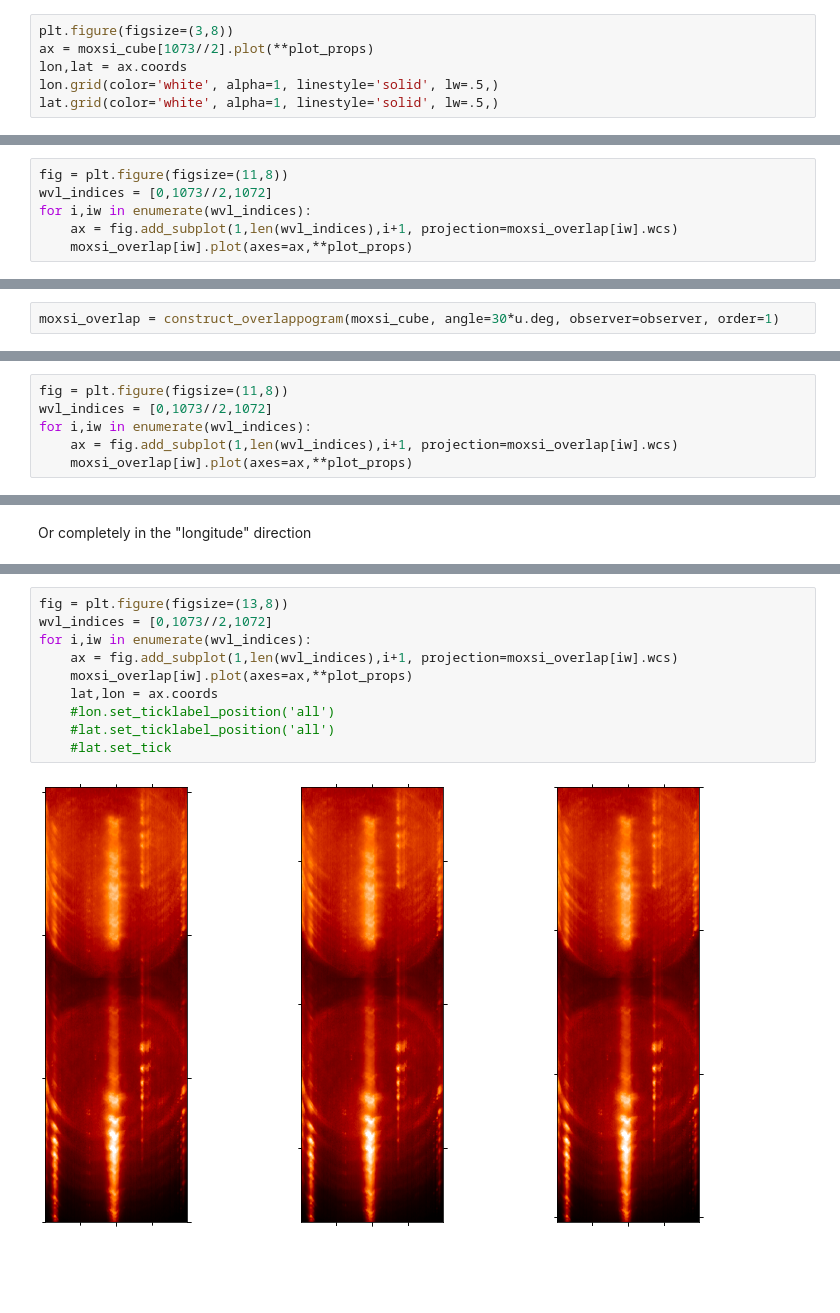
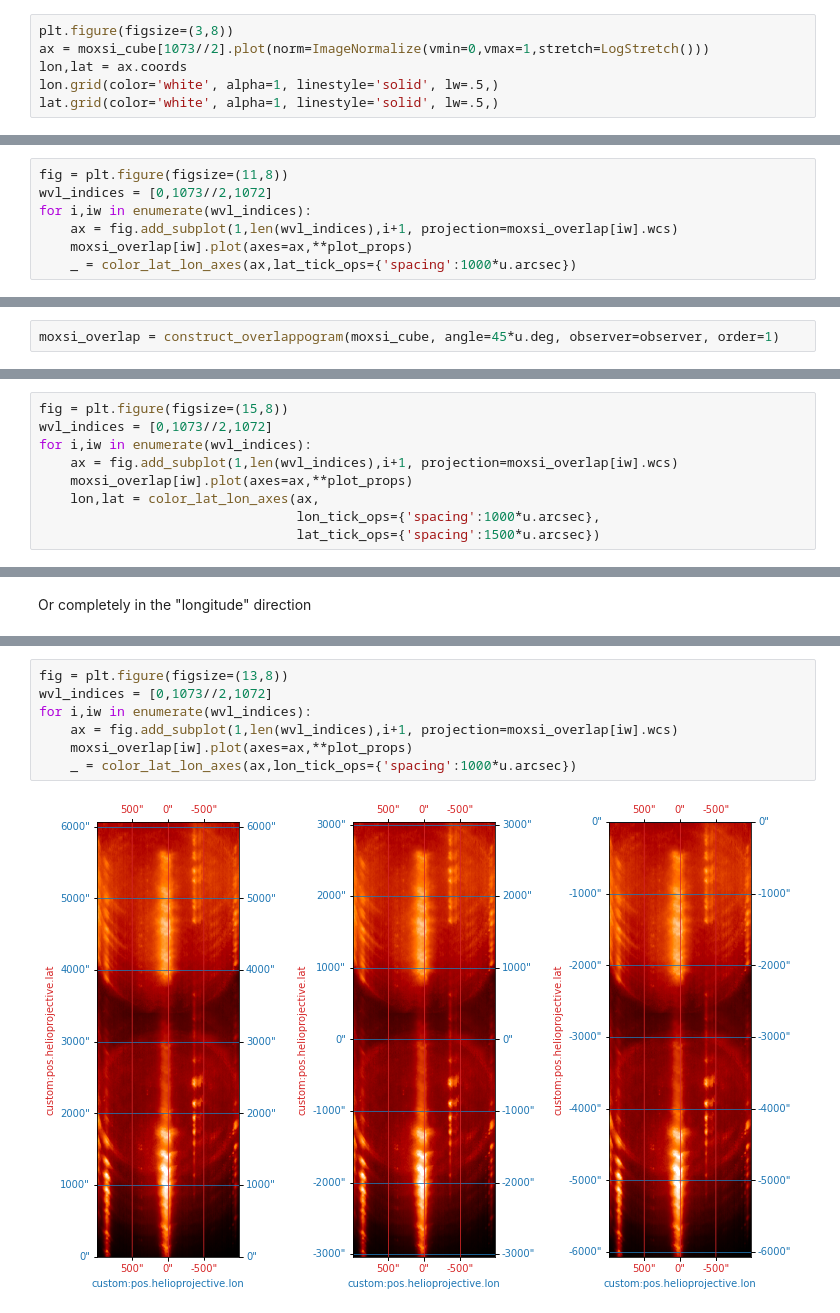
Before and after one commit to wtbarnes/moxsi-science-planning, a Jupyter notebook: notebooks/overlappogram-wcs-demo.ipynb, the cells around one changed output, grey strips where cells are left out. Drawn from its saved outputs; the diff is of its cells as text; blank space fills up the shorter version.

```diff
--- a/notebooks/overlappogram-wcs-demo.ipynb
+++ b/notebooks/overlappogram-wcs-demo.ipynb
@@ -40,7 +61,7 @@ savdata = readsav('../data/forDan_MOXSI_DATA_09112020_0440_feldman.sav')
 moxsi_cube = make_moxsi_ndcube(savdata['moxsi1_img'],savdata['cubixss_wave']*u.angstrom)
 # %%
 plt.figure(figsize=(3,8))
-ax = moxsi_cube[1073//2].plot(**plot_props)
+ax = moxsi_cube[1073//2].plot(norm=ImageNormalize(vmin=0,vmax=1,stretch=LogStretch()))
 lon,lat = ax.coords
 lon.grid(color='white', alpha=1, linestyle='solid', lw=.5,)
 lat.grid(color='white', alpha=1, linestyle='solid', lw=.5,)
@@ -67,4 +88,5 @@ wvl_indices = [0,1073//2,1072]
 for i,iw in enumerate(wvl_indices):
     ax = fig.add_subplot(1,len(wvl_indices),i+1, projection=moxsi_overlap[iw].wcs)
     moxsi_overlap[iw].plot(axes=ax,**plot_props)
+    _ = color_lat_lon_axes(ax,lat_tick_ops={'spacing':1000*u.arcsec})
 # %% [output]
@@ -72,6 +94,6 @@ for i,iw in enumerate(wvl_indices):
 # %% [markdown]
 We can also choose to orient the pixel (and thus the dispersion) axis at some non-zero angle relative to the world axes.
 # %%
-moxsi_overlap = construct_overlappogram(moxsi_cube, angle=30*u.deg, observer=observer, order=1)
+moxsi_overlap = construct_overlappogram(moxsi_cube, angle=45*u.deg, observer=observer, order=1)
 # %% [output]
 WARNING: target cannot be converted to ICRS, so will not be set on SpectralCoord [astropy.wcs.wcsapi.fitswcs]
@@ -79,7 +101,10 @@ WARNING: FITSFixedWarning: 'datfix' made the change 'Set MJD-OBS to 59641.725520
 # %%
-fig = plt.figure(figsize=(11,8))
+fig = plt.figure(figsize=(15,8))
 wvl_indices = [0,1073//2,1072]
 for i,iw in enumerate(wvl_indices):
     ax = fig.add_subplot(1,len(wvl_indices),i+1, projection=moxsi_overlap[iw].wcs)
     moxsi_overlap[iw].plot(axes=ax,**plot_props)
+    lon,lat = color_lat_lon_axes(ax,
+                                 lon_tick_ops={'spacing':1000*u.arcsec},
+                                 lat_tick_ops={'spacing':1500*u.arcsec})
 # %% [output]
@@ -94,12 +119,9 @@ WARNING: FITSFixedWarning: 'datfix' made the change 'Set MJD-OBS to 59641.725520
 # %%
 fig = plt.figure(figsize=(13,8))
 wvl_indices = [0,1073//2,1072]
 for i,iw in enumerate(wvl_indices):
     ax = fig.add_subplot(1,len(wvl_indices),i+1, projection=moxsi_overlap[iw].wcs)
     moxsi_overlap[iw].plot(axes=ax,**plot_props)
-    lat,lon = ax.coords
-    #lon.set_ticklabel_position('all')
-    #lat.set_ticklabel_position('all')
-    #lat.set_tick
+    _ = color_lat_lon_axes(ax,lon_tick_ops={'spacing':1000*u.arcsec})
 # %% [output]
-[figure, old version]
+[figure, new version]
```
Also changed, not shown: parts of 12 cells of this notebook, 2 other files.
